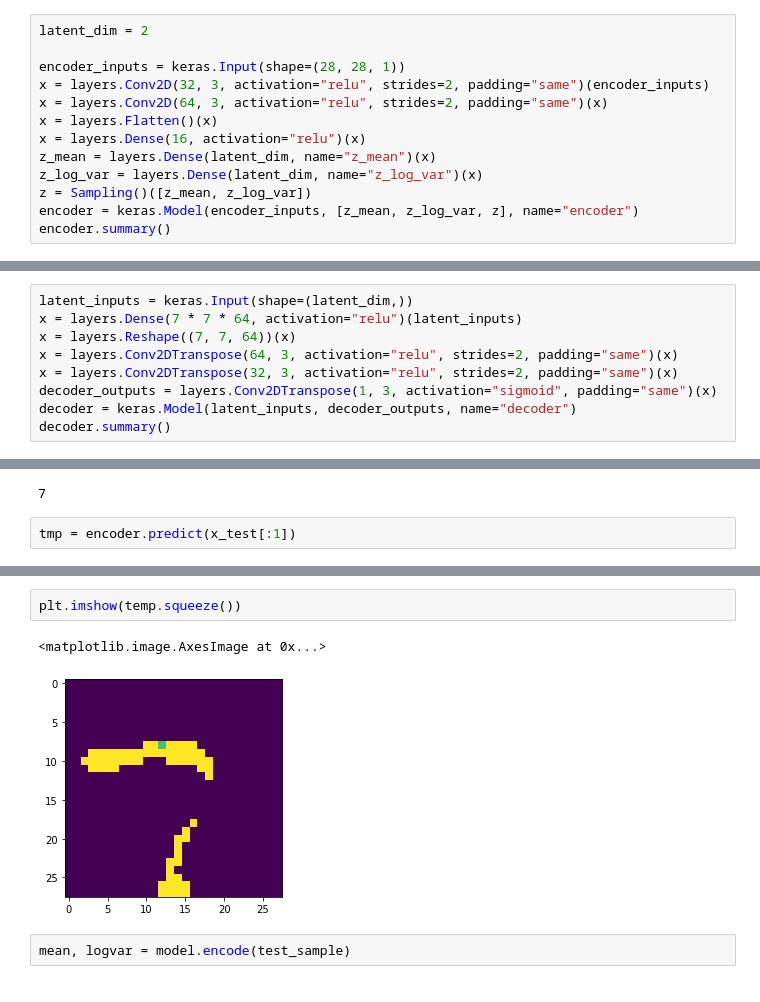
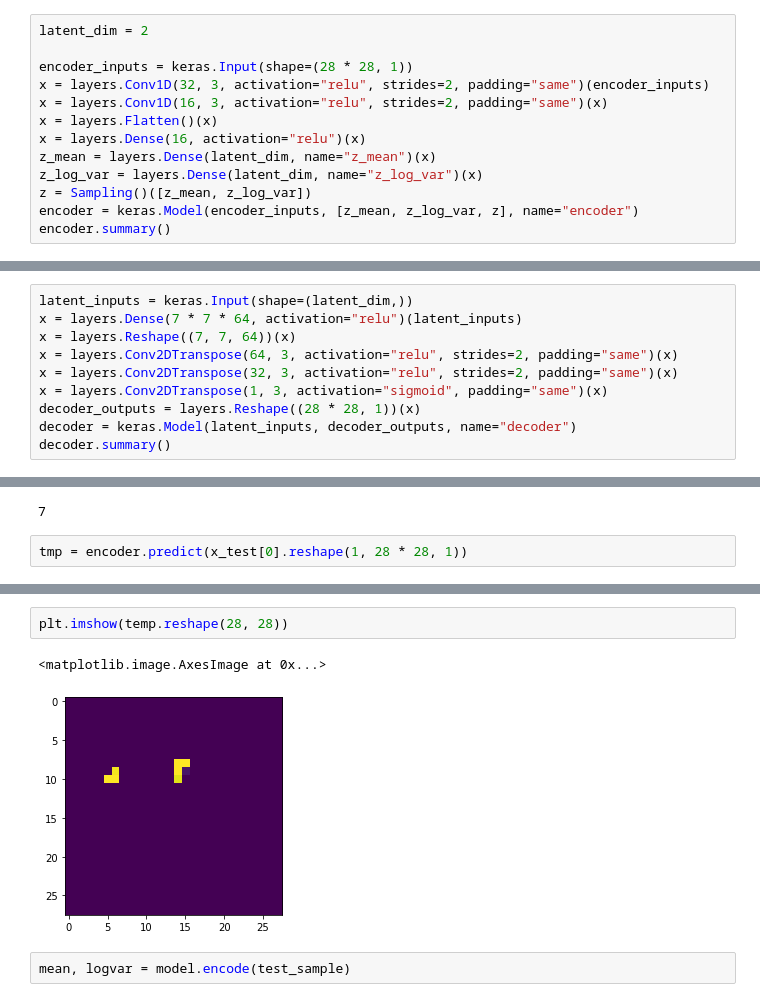
Before and after one commit to RuolinZheng08/cmsc33750-machine-learning-and-cancer, a Jupyter notebook: hw4/p6_conv_vae.ipynb, the cells around one changed output, grey strips where cells are left out. Drawn from its saved outputs; the diff is of its cells as text.

```diff
--- a/hw4/p6_conv_vae.ipynb
+++ b/hw4/p6_conv_vae.ipynb
@@ -25,9 +25,9 @@ class Sampling(layers.Layer):
 # %%
 latent_dim = 2
 
-encoder_inputs = keras.Input(shape=(28, 28, 1))
-x = layers.Conv2D(32, 3, activation="relu", strides=2, padding="same")(encoder_inputs)
-x = layers.Conv2D(64, 3, activation="relu", strides=2, padding="same")(x)
+encoder_inputs = keras.Input(shape=(28 * 28, 1))
+x = layers.Conv1D(32, 3, activation="relu", strides=2, padding="same")(encoder_inputs)
+x = layers.Conv1D(16, 3, activation="relu", strides=2, padding="same")(x)
 x = layers.Flatten()(x)
 x = layers.Dense(16, activation="relu")(x)
 z_mean = layers.Dense(latent_dim, name="z_mean")(x)
@@ -61,7 +61,8 @@ x = layers.Dense(7 * 7 * 64, activation="relu")(latent_inputs)
 x = layers.Reshape((7, 7, 64))(x)
 x = layers.Conv2DTranspose(64, 3, activation="relu", strides=2, padding="same")(x)
 x = layers.Conv2DTranspose(32, 3, activation="relu", strides=2, padding="same")(x)
-decoder_outputs = layers.Conv2DTranspose(1, 3, activation="sigmoid", padding="same")(x)
+x = layers.Conv2DTranspose(1, 3, activation="sigmoid", padding="same")(x)
+decoder_outputs = layers.Reshape((28 * 28, 1))(x)
 decoder = keras.Model(latent_inputs, decoder_outputs, name="decoder")
 decoder.summary()
 # %% [output]
@@ -145,6 +147,6 @@ y_test[0]
 # %% [output]
 7
 # %%
-tmp = encoder.predict(x_test[:1])
+tmp = encoder.predict(x_test[0].reshape(1, 28 * 28, 1))
 # %%
 temp = decoder.predict(tmp)
@@ -151,8 +155,8 @@ temp = decoder.predict(tmp)
 # %%
-plt.imshow(temp.squeeze())
+plt.imshow(temp.reshape(28, 28))
 # %% [output]
 <matplotlib.image.AxesImage at 0x...>
-[figure, old version]
+[figure, new version]
 # %%
 mean, logvar = model.encode(test_sample)
 # %%
```
Also changed, not shown: parts of 6 cells of this notebook.
